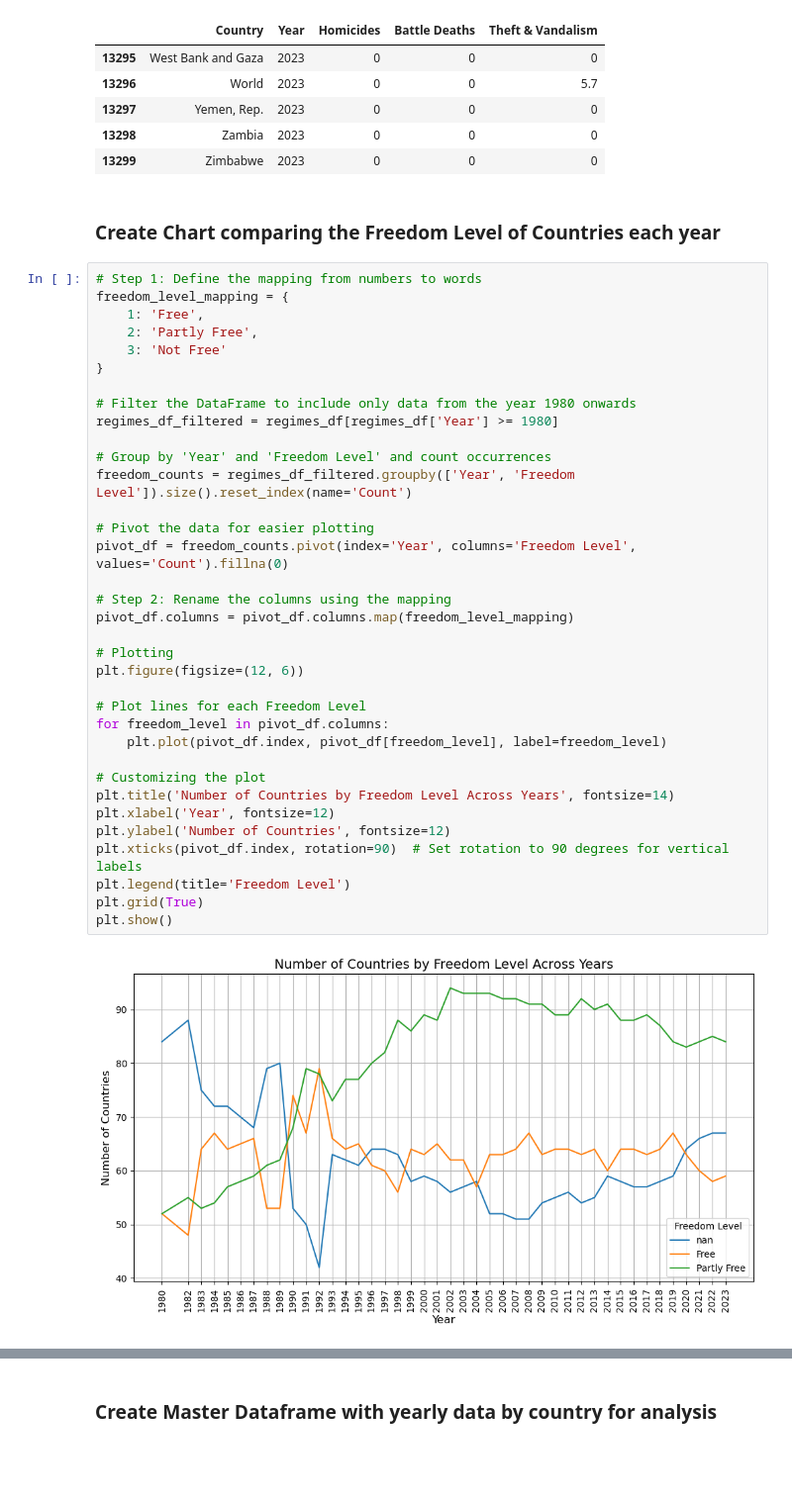
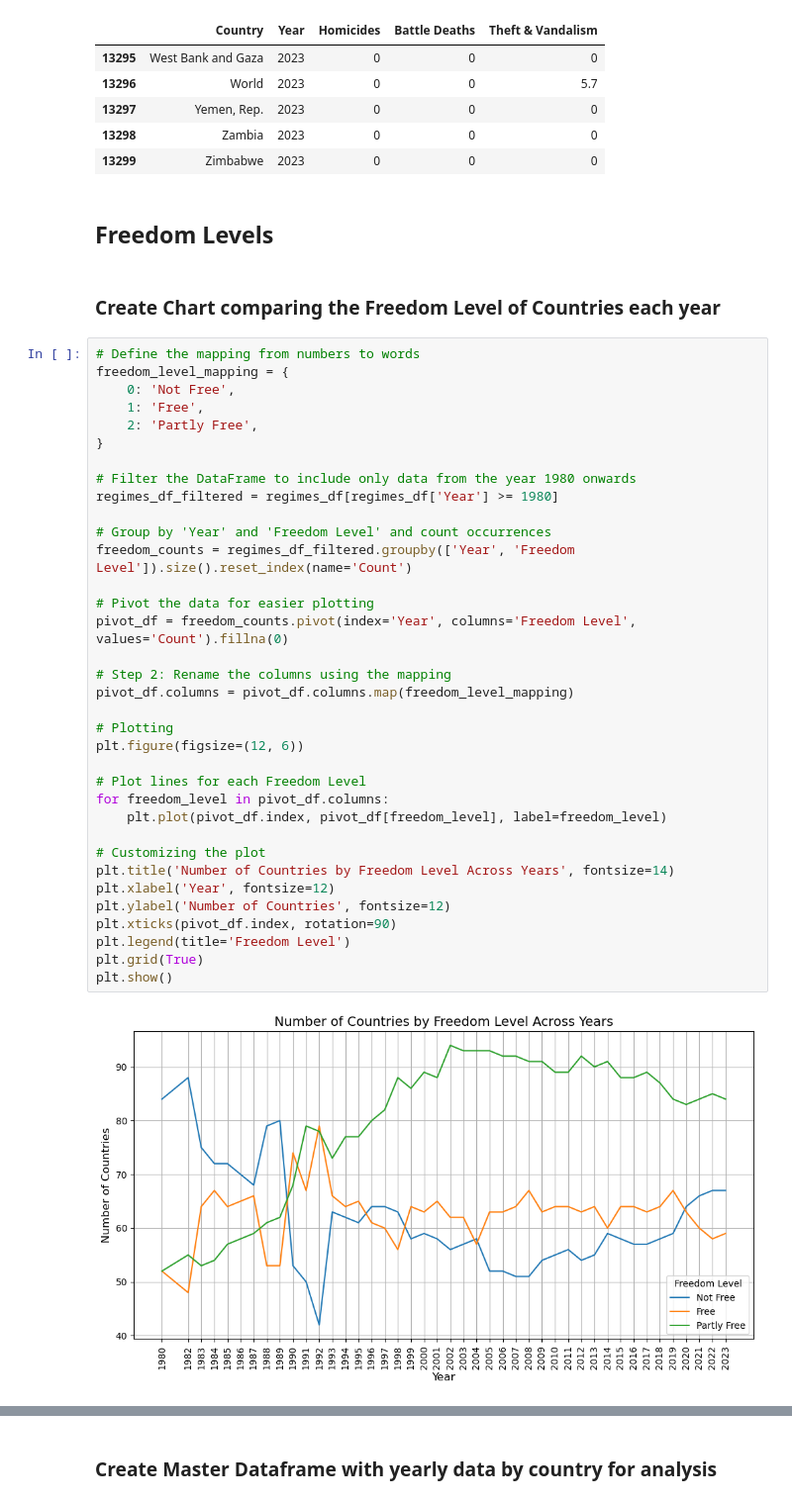
Before and after one commit to jcbritton/Project1_Team2_repo, a Jupyter notebook: kellam_project_code.ipynb, the cells around one changed output, grey strips where cells are left out. Shown: that part at 99% size. Drawn from its saved outputs; the diff is of its cells as text; blank space fills up the shorter version.

```diff
--- a/kellam_project_code.ipynb
+++ b/kellam_project_code.ipynb
@@ -242,42 +242,44 @@ crime_df_clean.tail()
 | 13297 | Yemen, Rep. | 2023 | 0 | 0 | 0 |
 | 13298 | Zambia | 2023 | 0 | 0 | 0 |
 | 13299 | Zimbabwe | 2023 | 0 | 0 | 0 |
+# %% [markdown]
+## Freedom Levels
 # %% [markdown]
 ### Create Chart comparing the Freedom Level of Countries each year
 # %%
-# Step 1: Define the mapping from numbers to words
+# Define the mapping from numbers to words
 freedom_level_mapping = {
+    0: 'Not Free',
     1: 'Free',
     2: 'Partly Free',
-    3: 'Not Free'
 }
 
 # Filter the DataFrame to include only data from the year 1980 onwards
 regimes_df_filtered = regimes_df[regimes_df['Year'] >= 1980]
 
 # Group by 'Year' and 'Freedom Level' and count occurrences
 freedom_counts = regimes_df_filtered.groupby(['Year', 'Freedom Level']).size().reset_index(name='Count')
 
 # Pivot the data for easier plotting
 pivot_df = freedom_counts.pivot(index='Year', columns='Freedom Level', values='Count').fillna(0)
 
 # Step 2: Rename the columns using the mapping
 pivot_df.columns = pivot_df.columns.map(freedom_level_mapping)
 
 # Plotting
 plt.figure(figsize=(12, 6))
 
 # Plot lines for each Freedom Level
 for freedom_level in pivot_df.columns:
     plt.plot(pivot_df.index, pivot_df[freedom_level], label=freedom_level)
 
 # Customizing the plot
 plt.title('Number of Countries by Freedom Level Across Years', fontsize=14)
 plt.xlabel('Year', fontsize=12)
 plt.ylabel('Number of Countries', fontsize=12)
-plt.xticks(pivot_df.index, rotation=90)  # Set rotation to 90 degrees for vertical labels
+plt.xticks(pivot_df.index, rotation=90)
 plt.legend(title='Freedom Level')
 plt.grid(True)
 plt.show()
 # %% [output]
-[figure, old version]
+[figure, new version]
```
Also changed, not shown: parts of 15 cells of this notebook, 1 other file.
